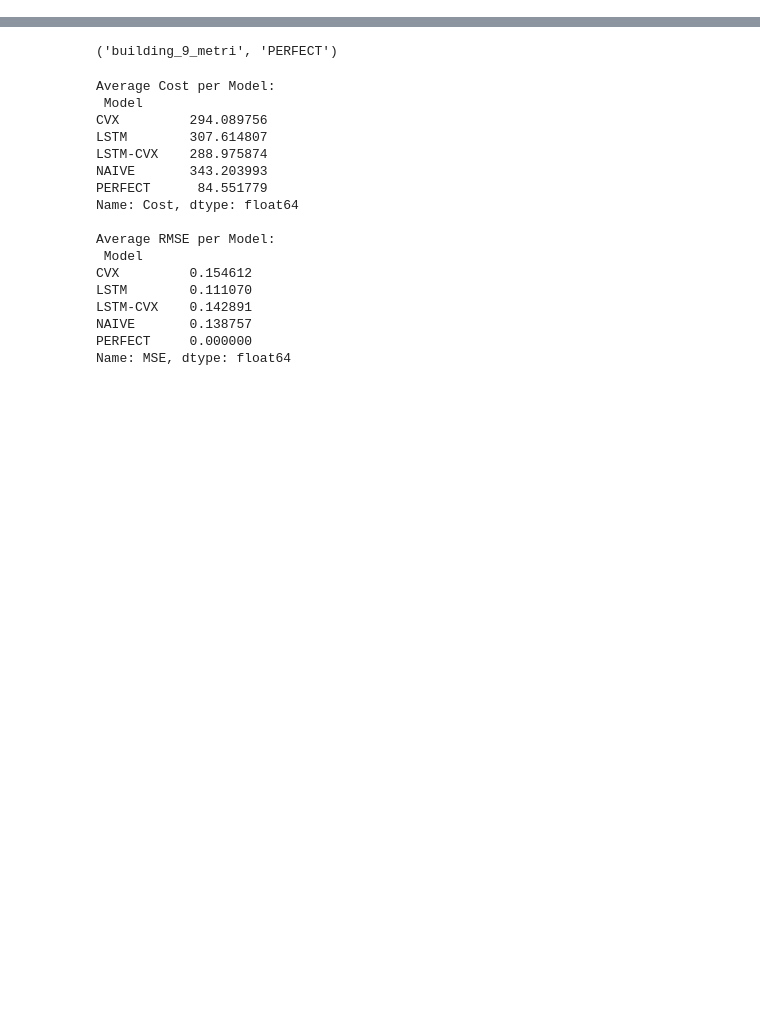
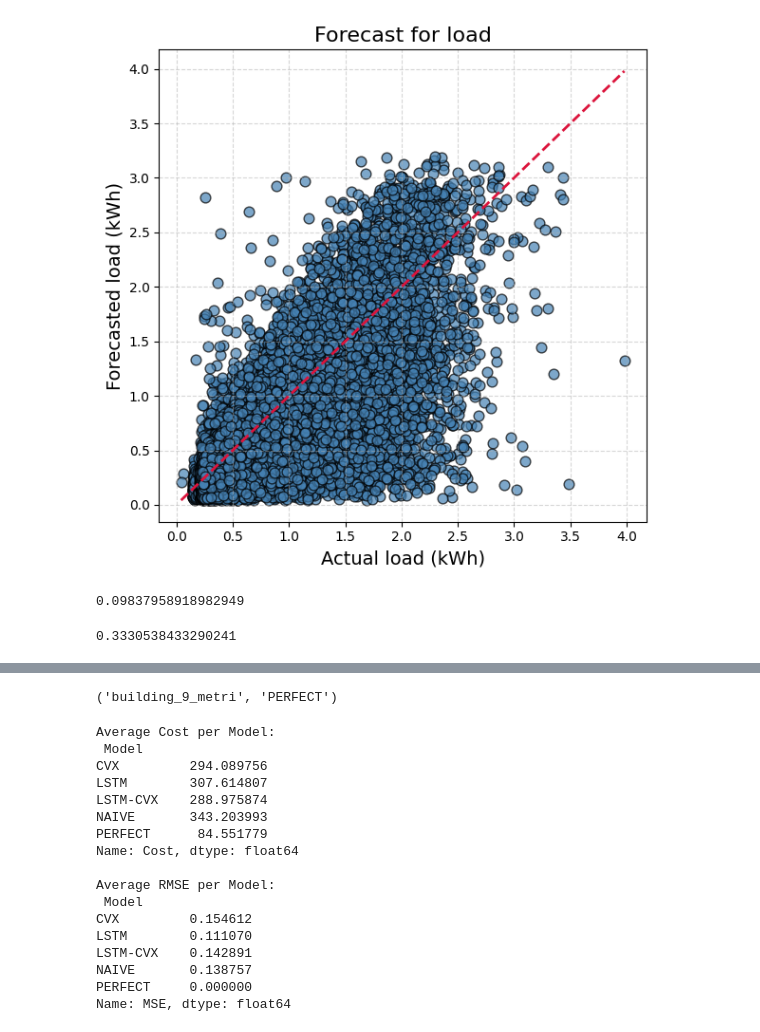
Before and after one commit to Joris-Dprtr/DFL_PVB, a Jupyter notebook: notebooks/Figures.ipynb, the cells around one changed output, grey strips where cells are left out. Saved outputs shown, nothing was run; the diff lists cells and outputs as text; code cells hidden in the pictures; blank space fills up the shorter version.

```diff
--- a/notebooks/Figures.ipynb
+++ b/notebooks/Figures.ipynb
@@ -6,3 +6,9 @@ import pandas as pd
 import numpy as np
 import matplotlib.pyplot as plt
 from math import pi
+
+import src.util.open_meteo_api as meteo
+import src.data.dataprep as prep
+
+building = 0
+price = "Realistic"
@@ -8,0 +68,32 @@ from math import pi
+# %%
+load_fcst_array = np.load('../data/load_fcsts/building_0_0.5_noise_forecast.npy')
+# %%
+x = nl_data['load']
+y = load_fcst_array
+
+# Set up the plot
+plt.figure(figsize=(6, 6))
+plt.scatter(x, y,
+            c='steelblue', edgecolor='k', alpha=0.7, s=60, label='Forecast vs Actual')
+
+# Add x=y line
+min_val = min(x.min(), y.min())
+max_val = max(x.max(), y.max())
+plt.plot([min_val, max_val], [min_val, max_val],
+         color='crimson', linestyle='--', linewidth=2)
+
+# Labels and title
+plt.title('Forecast for load', fontsize=16)
+plt.xlabel('Actual load (kWh)', fontsize=14)
+plt.ylabel('Forecasted load (kWh)', fontsize=14)
+
+# Grid and legend
+plt.grid(True, linestyle='--', alpha=0.5)
+plt.tight_layout()
+plt.show()
+# %% [output]
+[figure, added]
+# %%
+mse(x,y,squared=False) / max(x)
+# %% [output]
+0.09837958918982949
@@ -8,0 +102,4 @@ from math import pi
+# %%
+mape(x,y)
+# %% [output]
+0.3330538433290241
```
Also changed, not shown: parts of 9 cells of this notebook, 2 other files.
